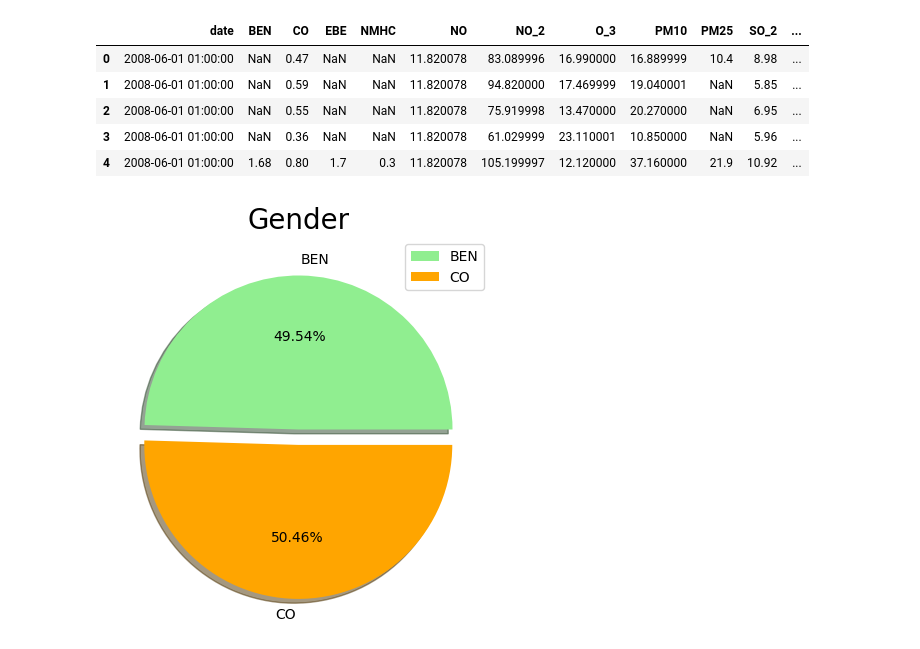
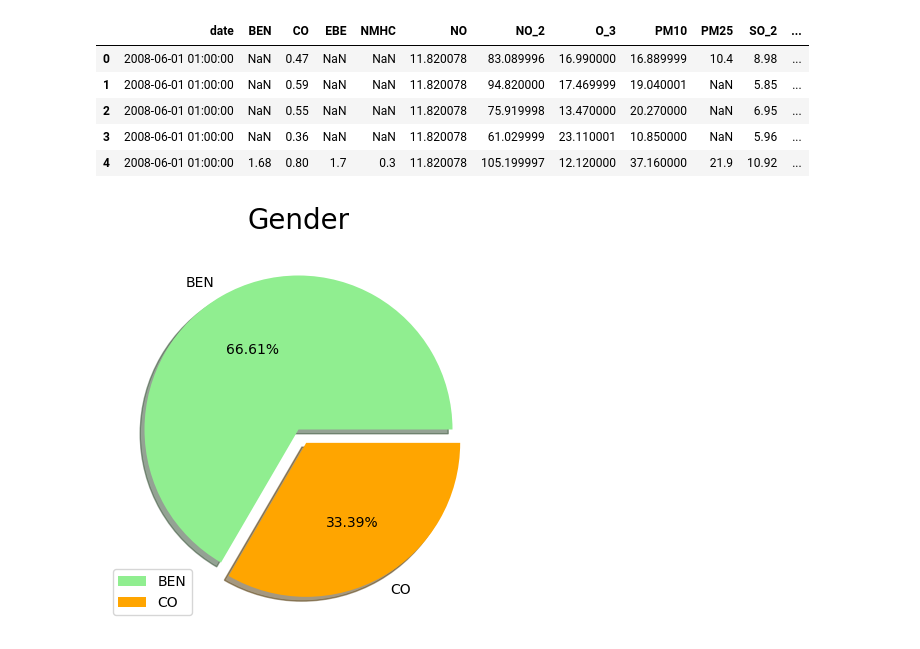
Before and after one commit to ChiaraAmalia/DataScience2Project, a Jupyter notebook: Data2Analysis.ipynb, the cells around one changed output. Drawn from its saved outputs; the diff is of its cells as text; code cells hidden in the pictures.

```diff
--- a/Data2Analysis.ipynb
+++ b/Data2Analysis.ipynb
@@ -16,15 +18,15 @@ allMadrid.head()
 | 4 | 2008-06-01 01:00:00 | 1.68 | 0.80 | 1.7 | 0.3 | 11.820078 | 105.199997 | 12.120000 | 37.160000 | 21.9 | 10.92 | ... |
 # %%
 labels = ['BEN', 'CO']
-size = np.array([allMadrid['BEN'].sum(),allMadrid['CO'].sum()])
+size = np.array([allMadrid['BEN'].mean(),allMadrid['CO'].mean()])
 colors = ['lightgreen', 'orange']
 explode = [0, 0.1]
 
 plt.figure(figsize=(5,5))
 plt.pie(size, colors = colors, explode = explode, labels = labels, shadow = True, autopct = '%.2f%%')
 plt.title('Gender', fontsize = 20)
 plt.axis('off')
 plt.legend()
 plt.show()
 # %% [output]
-[figure, old version]
+[figure, new version]
```
Also changed, not shown: parts of 13 cells of this notebook, 1 other file.
